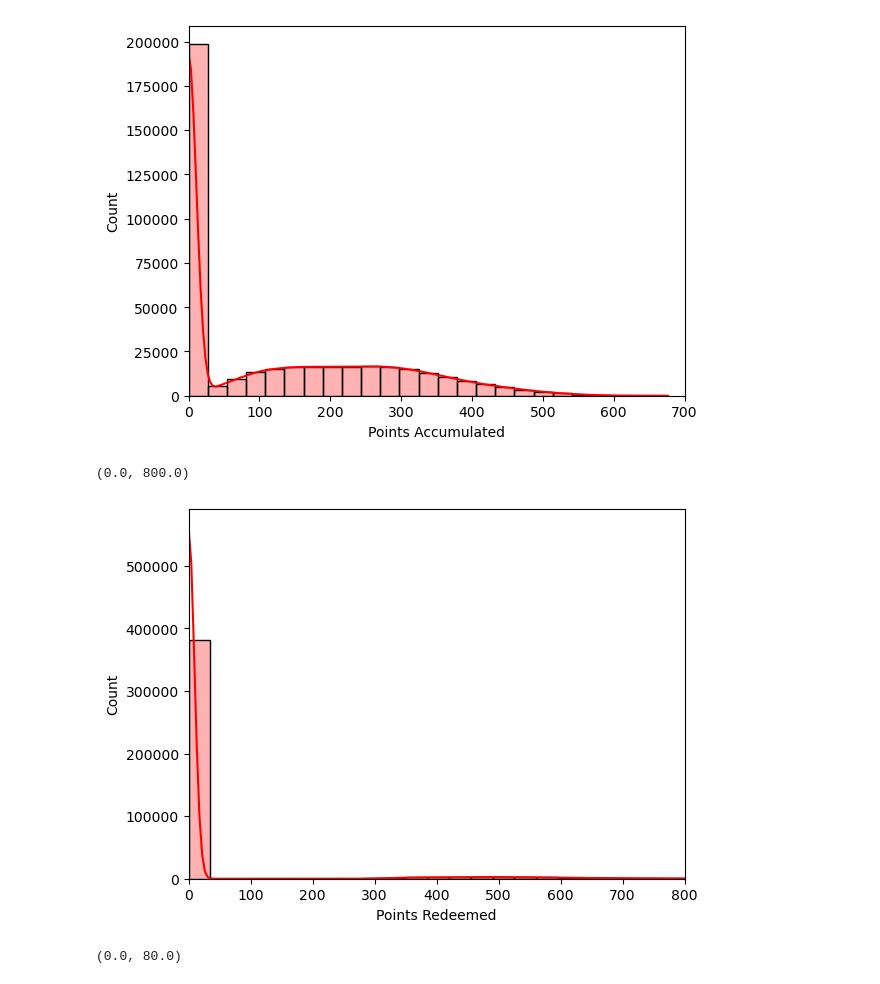
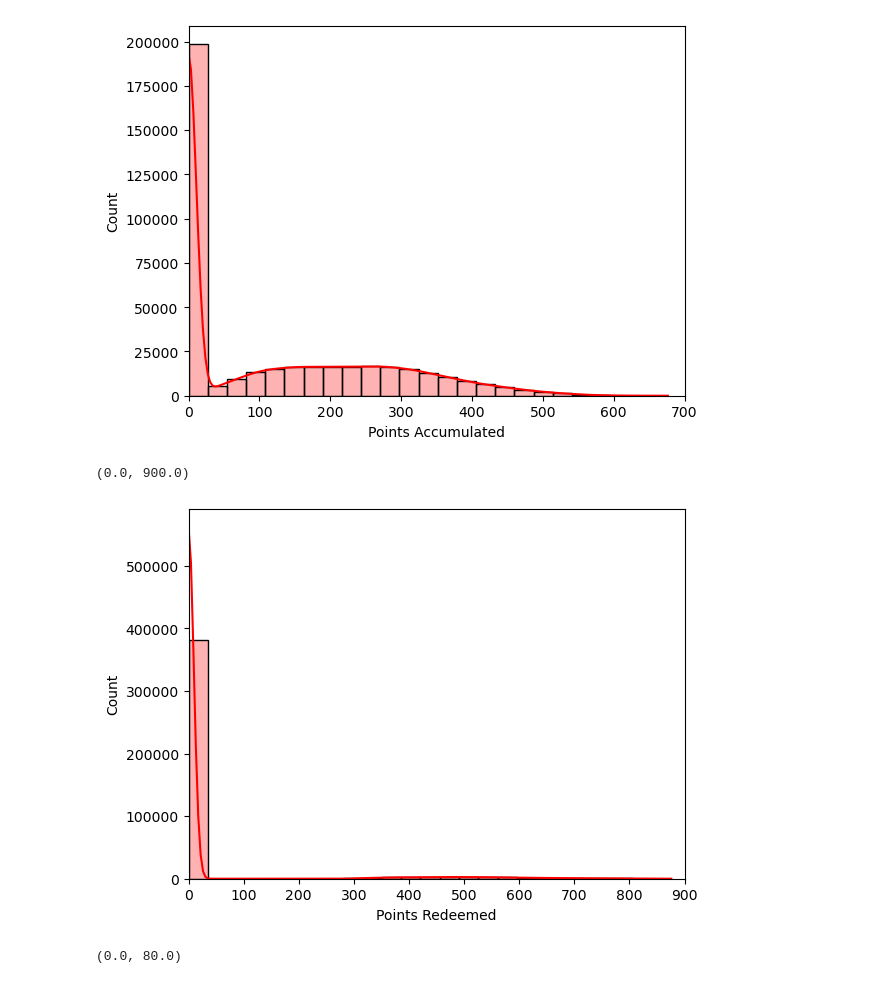
Before and after one commit to Adalab/bda-modulo-3-evaluacion-final-AndreinaTeixeira, a Jupyter notebook: evaluacion 3.ipynb, the cells around one changed output. Drawn from its saved outputs; the diff is of its cells as text; code cells hidden in the pictures.

```diff
--- a/evaluacion 3.ipynb
+++ b/evaluacion 3.ipynb
@@ -176,10 +178,10 @@ plt.xlim(0,700)
 [figure]
 # %%
 sns.histplot(data=df_flight, x = 'Points Redeemed', bins = 25, kde=True, color='red', stat='count', alpha = 0.3) #distribución no es normal, sesgo a la derecha
-plt.xlim(0,800)
+plt.xlim(0,900)
 # %% [output]
-(0.0, 800.0)
+(0.0, 900.0)
-[figure, old version]
+[figure, new version]
 # %%
 sns.histplot(data=df_flight, x = 'Dollar Cost Points Redeemed', bins = 25, kde=True, color='red', stat='count', alpha = 0.3) #distribución no es normal, sesgo a la derecha
 plt.xlim(0,80)
```
Also changed, not shown: parts of 11 cells of this notebook.
